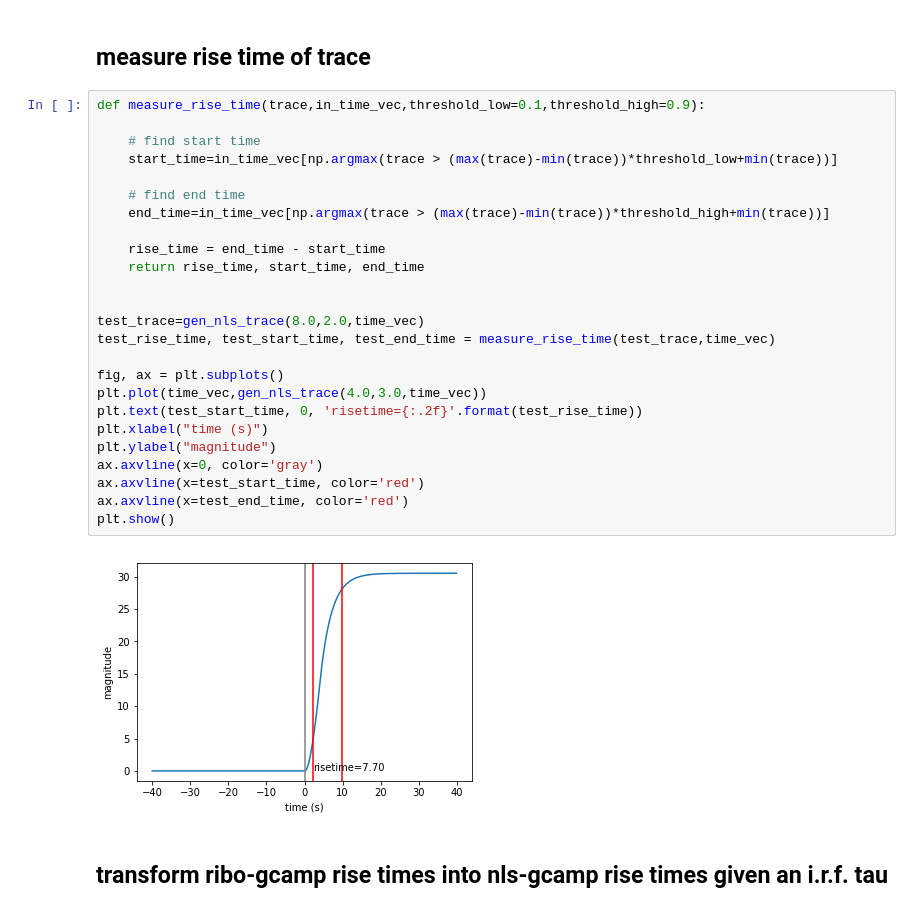
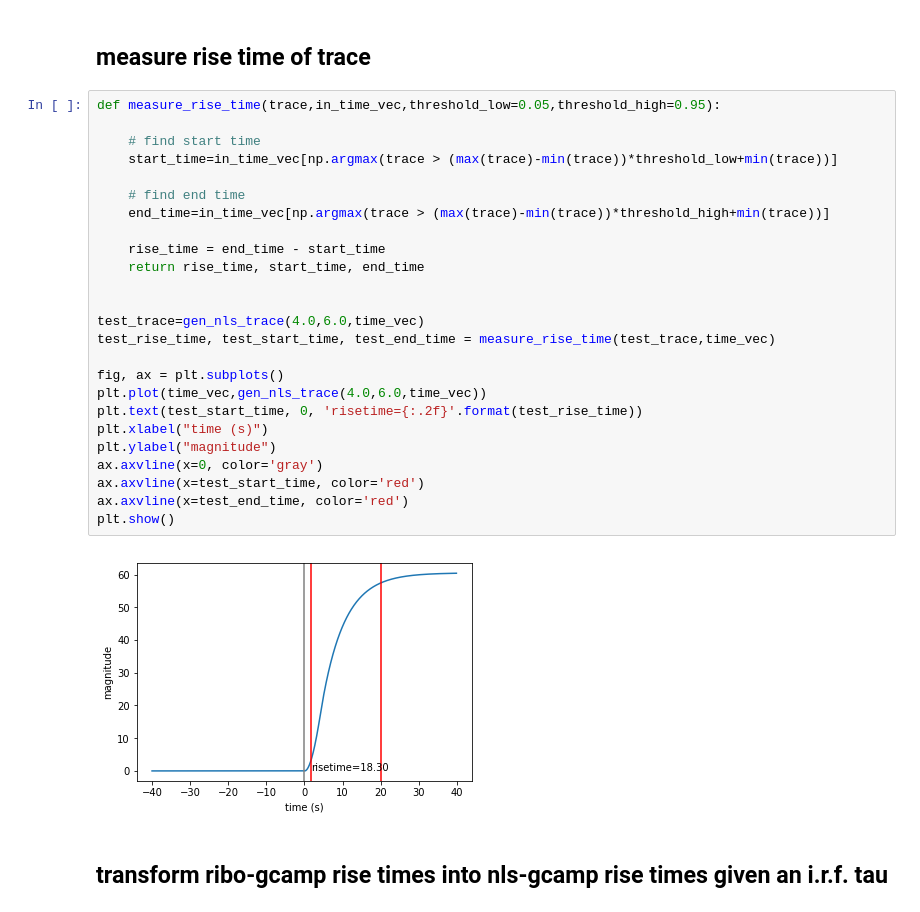
Before and after one commit to focolab/ribo-gcamp, a Jupyter notebook: ribo-gcamp.ipynb, the cells around one changed output. Cells and saved outputs as stored; diff of their text form.

```diff
--- a/ribo-gcamp.ipynb
+++ b/ribo-gcamp.ipynb
@@ -65,32 +68,32 @@ plt.show()
 # %% [markdown]
 ## measure rise time of trace
 # %%
-def measure_rise_time(trace,in_time_vec,threshold_low=0.1,threshold_high=0.9):
+def measure_rise_time(trace,in_time_vec,threshold_low=0.05,threshold_high=0.95):
 
     # find start time
     start_time=in_time_vec[np.argmax(trace > (max(trace)-min(trace))*threshold_low+min(trace))]
 
     # find end time
     end_time=in_time_vec[np.argmax(trace > (max(trace)-min(trace))*threshold_high+min(trace))]
 
     rise_time = end_time - start_time
     return rise_time, start_time, end_time
 
 
-test_trace=gen_nls_trace(8.0,2.0,time_vec)
+test_trace=gen_nls_trace(4.0,6.0,time_vec)
 test_rise_time, test_start_time, test_end_time = measure_rise_time(test_trace,time_vec)
 
 fig, ax = plt.subplots()
-plt.plot(time_vec,gen_nls_trace(4.0,3.0,time_vec))
+plt.plot(time_vec,gen_nls_trace(4.0,6.0,time_vec))
 plt.text(test_start_time, 0, 'risetime={:.2f}'.format(test_rise_time))
 plt.xlabel("time (s)")
 plt.ylabel("magnitude")
 ax.axvline(x=0, color='gray')
 ax.axvline(x=test_start_time, color='red')
 ax.axvline(x=test_end_time, color='red')
 plt.show()
 # %% [output]
-[figure, old version]
+[figure, new version]
 # %% [markdown]
 ## transform ribo-gcamp rise times into nls-gcamp rise times given an i.r.f. tau
 # %%
```
Also changed, not shown: parts of 14 cells of this notebook.
